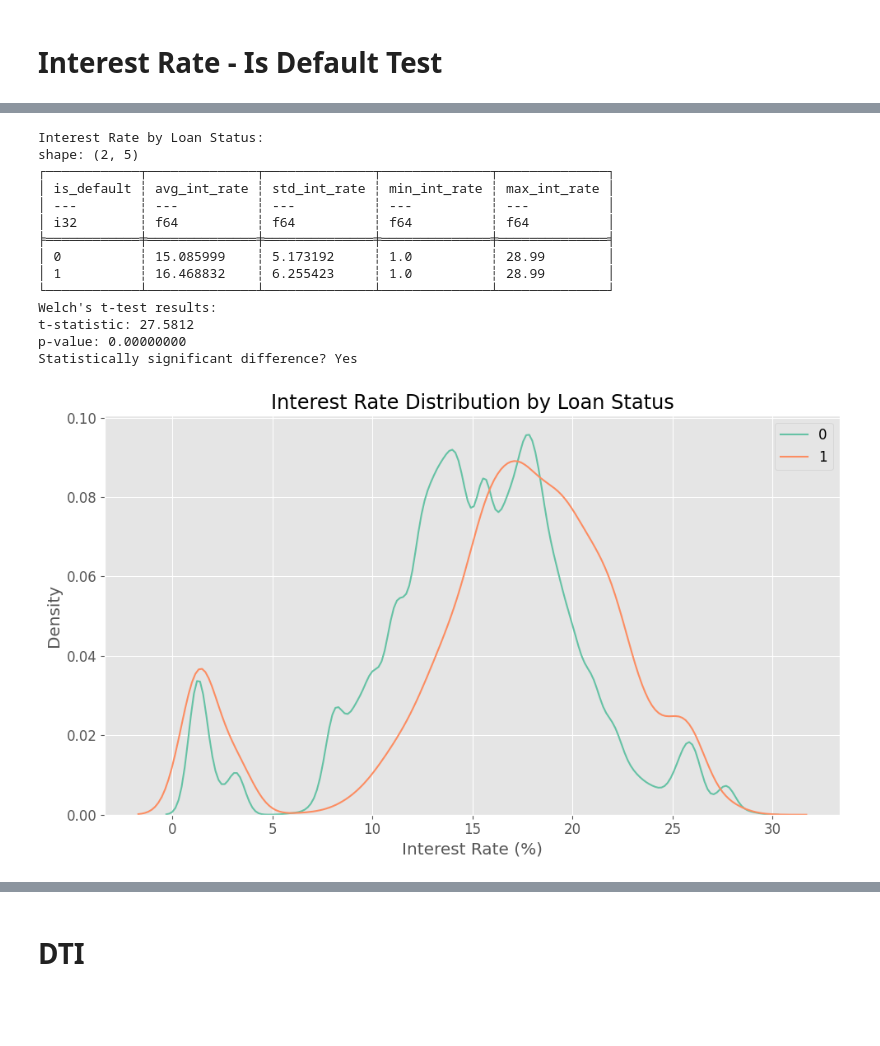
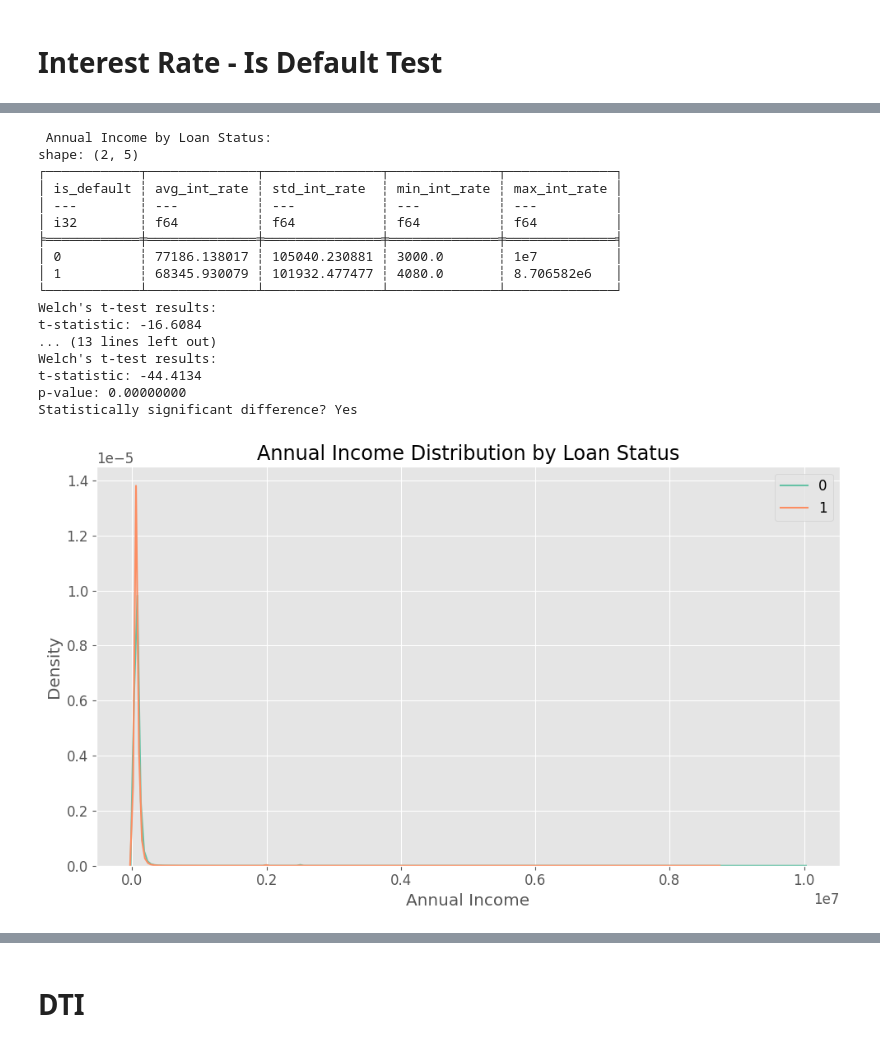
Before and after one commit to waileong-leong/loan_analysis, a Jupyter notebook: notebooks/analysis.ipynb, the cells around one changed output, grey strips where cells are left out. Saved outputs shown, nothing was run; the diff lists cells and outputs as text; code cells hidden in the pictures; blank space fills up the shorter version.

```diff
--- a/notebooks/analysis.ipynb
+++ b/notebooks/analysis.ipynb
@@ -227,28 +227,28 @@ shape: (1, 5)
 # %%
 from scipy import stats
 
-def perform_eda(df: pl.DataFrame):
+def perform_eda(df: pl.DataFrame,analysis_col,title):
 
     # Interest rate by loan status
     int_rate_by_status = df.group_by("is_default").agg([
-        pl.col("int_rate").mean().alias("avg_int_rate"),
-        pl.col("int_rate").std().alias("std_int_rate"),
-        pl.col("int_rate").min().alias("min_int_rate"),
-        pl.col("int_rate").max().alias("max_int_rate")
+        pl.col(analysis_col).mean().alias("avg_int_rate"),
+        pl.col(analysis_col).std().alias("std_int_rate"),
+        pl.col(analysis_col).min().alias("min_int_rate"),
+        pl.col(analysis_col).max().alias("max_int_rate")
     ])
 
-    print("\nInterest Rate by Loan Status:")
+    print("\n {} by Loan Status:".format(title))
     print(int_rate_by_status)
 
     # Plot interest rate distribution by loan status
     plt.figure(figsize=(10, 6))
     for status in df["is_default"].unique():
         sns.kdeplot(
-            df.filter(pl.col("is_default") == status)["int_rate"],
+            df.filter(pl.col("is_default") == status)[analysis_col],
             label=status
         )
-    plt.title("Interest Rate Distribution by Loan Status")
-    plt.xlabel("Interest Rate (%)")
+    plt.title("{} Distribution by Loan Status".format(title))
+    plt.xlabel("{}".format(title))
     plt.ylabel("Density")
     plt.legend()
     plt.tight_layout()
@@ -257,8 +257,8 @@ def perform_eda(df: pl.DataFrame):
 
 
     # Extract the two groups
-    default_rates = df.filter(pl.col("is_default") == 1)["int_rate"].to_numpy()
-    non_default_rates = df.filter(pl.col("is_default") == 0)["int_rate"].to_numpy()
+    default_rates = df.filter(pl.col("is_default") == 1)[analysis_col].to_numpy()
+    non_default_rates = df.filter(pl.col("is_default") == 0)[analysis_col].to_numpy()
 
     # Perform Welch's t-test (not assuming equal variances)
     t_stat, p_value = stats.ttest_ind(default_rates, non_default_rates, equal_var=False)
@@ -292,18 +273,22 @@ Statistically significant difference? Yes
-# %%
-int_rate_by_status = perform_eda(df.filter(pl.col("term_months") == 60))
-# %% [output]
-Interest Rate by Loan Status:
-shape: (2, 5)
-┌────────────┬──────────────┬──────────────┬──────────────┬──────────────┐
-│ is_default ┆ avg_int_rate ┆ std_int_rate ┆ min_int_rate ┆ max_int_rate │
-│ ---        ┆ ---          ┆ ---          ┆ ---          ┆ ---          │
-│ i32        ┆ f64          ┆ f64          ┆ f64          ┆ f64          │
-╞════════════╪══════════════╪══════════════╪══════════════╪══════════════╡
-│ 0          ┆ 15.085999    ┆ 5.173192     ┆ 1.0          ┆ 28.99        │
-│ 1          ┆ 16.468832    ┆ 6.255423     ┆ 1.0          ┆ 28.99        │
-└────────────┴──────────────┴──────────────┴──────────────┴──────────────┘
-Welch's t-test results:
-t-statistic: 27.5812
-p-value: 0.00000000
-Statistically significant difference? Yes
-[figure, removed]
+# %%
+perform_eda(df,'annual_inc',"Annual Income")
+int_rate_by_status = perform_eda(df.with_columns(np.log(pl.col("annual_inc")).alias("log_annual_inc")),'log_annual_inc',"Annual Income(Log)")
+# %% [output]
+ Annual Income by Loan Status:
+shape: (2, 5)
+┌────────────┬──────────────┬───────────────┬──────────────┬──────────────┐
+│ is_default ┆ avg_int_rate ┆ std_int_rate  ┆ min_int_rate ┆ max_int_rate │
+│ ---        ┆ ---          ┆ ---           ┆ ---          ┆ ---          │
+│ i32        ┆ f64          ┆ f64           ┆ f64          ┆ f64          │
+╞════════════╪══════════════╪═══════════════╪══════════════╪══════════════╡
+│ 0          ┆ 77186.138017 ┆ 105040.230881 ┆ 3000.0       ┆ 1e7          │
+│ 1          ┆ 68345.930079 ┆ 101932.477477 ┆ 4080.0       ┆ 8.706582e6   │
+└────────────┴──────────────┴───────────────┴──────────────┴──────────────┘
+Welch's t-test results:
+t-statistic: -16.6084
+... (13 lines left out)
+Welch's t-test results:
+t-statistic: -44.4134
+p-value: 0.00000000
+Statistically significant difference? Yes
+[figure, added]
```
Also changed, not shown: parts of 9 cells of this notebook, 2 other files.
